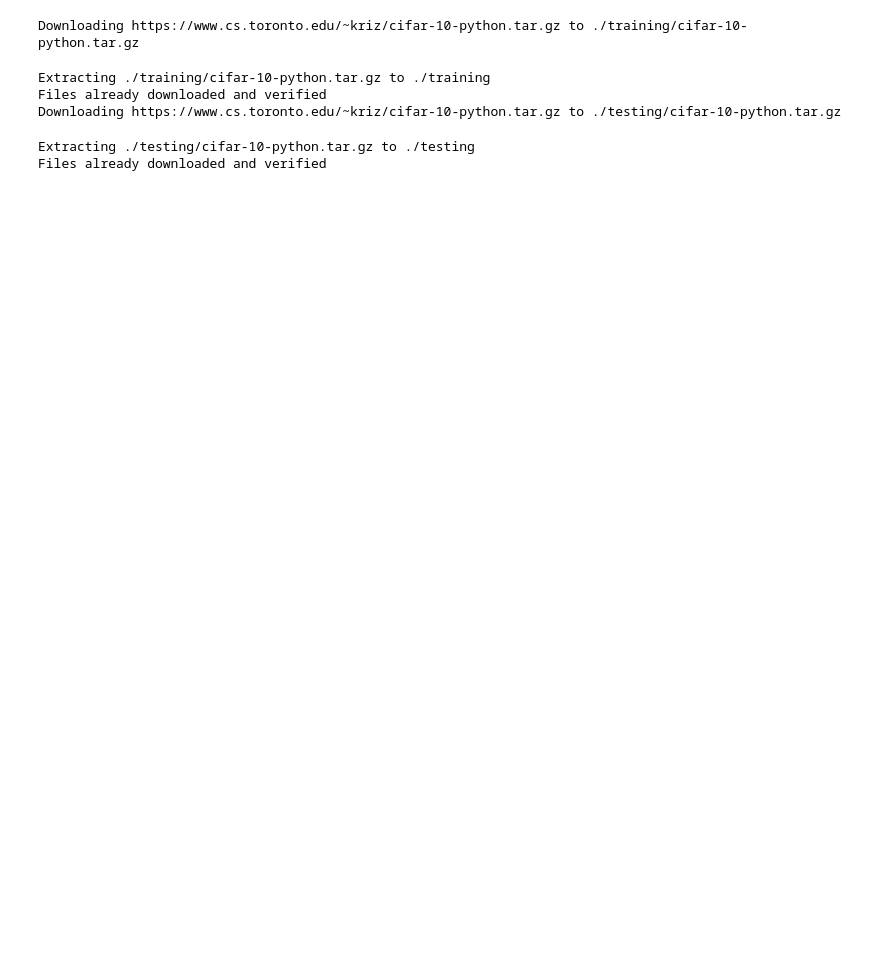
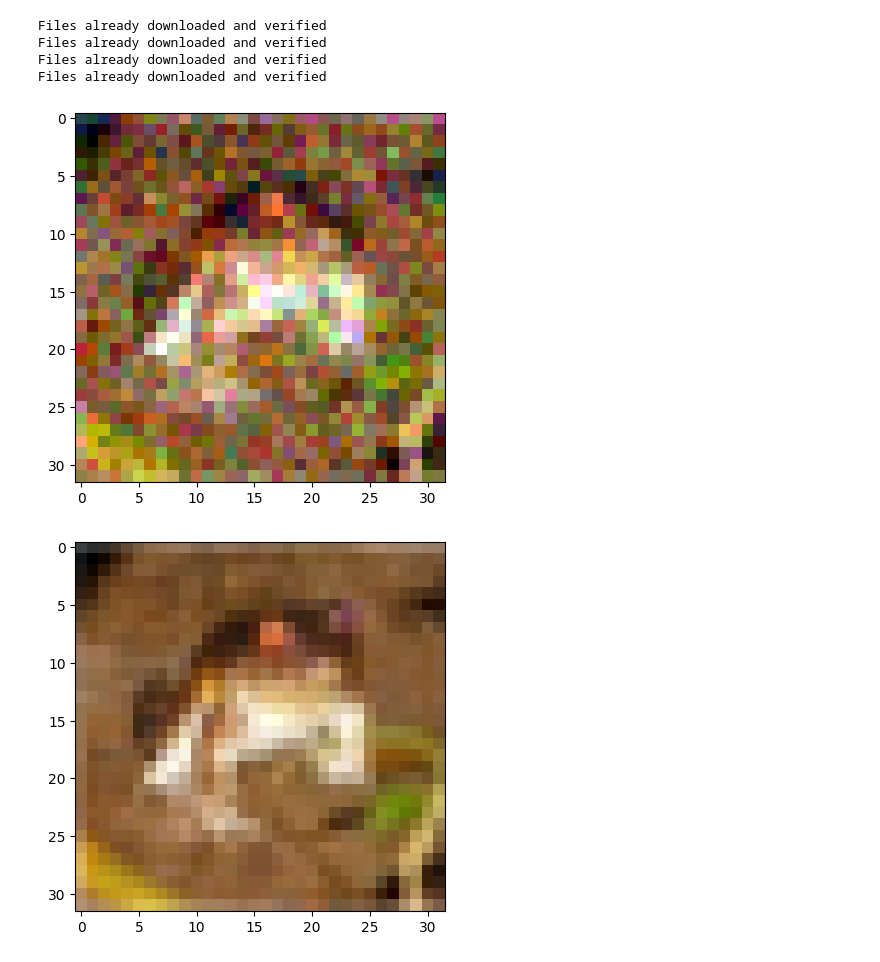
Before and after one commit to negiutsav9/R2R-ECE50024, a Jupyter notebook: Checkpoint_3/Checkpoint_3.ipynb, the cells around one changed output. Cells and saved outputs as stored; diff of their text form; code cells hidden in the pictures; blank space fills up the shorter version.

```diff
--- a/Checkpoint_3/Checkpoint_3.ipynb
+++ b/Checkpoint_3/Checkpoint_3.ipynb
@@ -41,20 +40,18 @@ class ImageDataset(CIFAR10):
         self.transform_noise = tvt.Compose(
             [
                 tvt.ToTensor(),
-                tvt.Normalize((0.4914, 0.4822, 0.4465), (0.247, 0.243, 0.261)),
                 AddGaussianNoise(0.0, sigma / 255),
             ]
         )
         self.transform_clean = tvt.Compose(
             [
                 tvt.ToTensor(),
-                tvt.Normalize((0.4914, 0.4822, 0.4465), (0.247, 0.243, 0.261)),
             ]
         )
 
     def __getitem__(self, idx):
         features, target = super(ImageDataset, self).__getitem__(idx)
-        noisy_image = self.transform_noise(features)
+        noisy_image = torch.clamp(self.transform_noise(features),0,1)
         clean_image = self.transform_clean(features)
         return noisy_image, clean_image
 # %%
@@ -284,36 +246,42 @@ def sample_testing(dataset, model, model_path, sigma, device):
 # %%
 # main pipeline
 
 # setting up the device
 device = torch.device("cuda:0" if torch.cuda.is_available() else "cpu")
 # training dataset
 training_dataset_25 = ImageDataset("./training", train=True, download=True, sigma=25)
 training_dataset_50 = ImageDataset("./training", train=True, download=True, sigma=50)
 # testing dataset
 testing_dataset_25 = ImageDataset("./testing", train=False, download=True, sigma=25)
 testing_dataset_50 = ImageDataset("./testing", train=False, download=True, sigma=50)
 # training dataloader
 train_DL_25 = torch.utils.data.DataLoader(
-    training_dataset_25, batch_size=128, shuffle=True, num_workers=6
+    training_dataset_25, batch_size=100, shuffle=True, num_workers=10
 )
 train_DL_50 = torch.utils.data.DataLoader(
-    training_dataset_50, batch_size=128, shuffle=True, num_workers=6
+    training_dataset_50, batch_size=100, shuffle=True, num_workers=10
 )
 # testing dataloader (not needed)
 test_DL_25 = torch.utils.data.DataLoader(
-    testing_dataset_25, batch_size=128, shuffle=True, num_workers=2
+    testing_dataset_25, batch_size=100, shuffle=True, num_workers=2
 )
 test_DL_50 = torch.utils.data.DataLoader(
-    testing_dataset_50, batch_size=128, shuffle=True, num_workers=2
+    testing_dataset_50, batch_size=100, shuffle=True, num_workers=2
 )
 # initialze the model
 model = dCNN(channels=3)
+
+n_img, c_img = training_dataset_25[0]
+plt.imshow(tvt.ToPILImage()(n_img))
+plt.show()
+plt.imshow(tvt.ToPILImage()(c_img))
+plt.show()
 # %% [output]
-Downloading https://www.cs.toronto.edu/~kriz/cifar-10-python.tar.gz to ./training/cifar-10-python.tar.gz
+Files already downloaded and verified
+Files already downloaded and verified
+Files already downloaded and verified
+Files already downloaded and verified
-Extracting ./training/cifar-10-python.tar.gz to ./training
-Files already downloaded and verified
-Downloading https://www.cs.toronto.edu/~kriz/cifar-10-python.tar.gz to ./testing/cifar-10-python.tar.gz
-Extracting ./testing/cifar-10-python.tar.gz to ./testing
-Files already downloaded and verified
+[figure, added]
+[figure, added]
 # %%
 # training the model with sigma = 25
```
Also changed, not shown: parts of 12 cells of this notebook.
